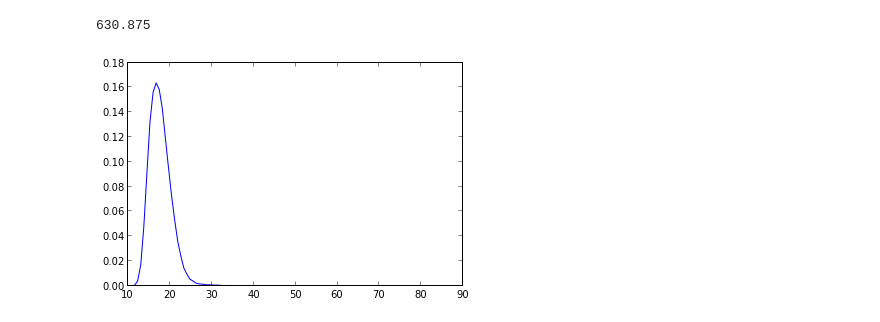
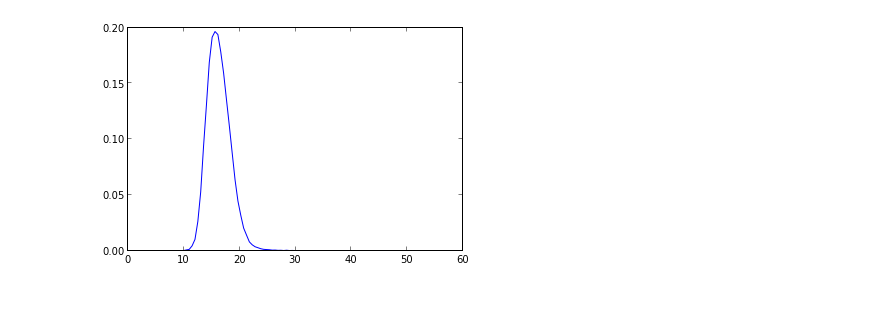
Before and after one commit to arokem/osmosis, a Jupyter notebook: osmosis/ipynb/Simulations2.ipynb, the cells around one changed output. Drawn from its saved outputs; the diff is of its cells as text; code cells hidden in the pictures.

```diff
--- a/osmosis/ipynb/Simulations2.ipynb
+++ b/osmosis/ipynb/Simulations2.ipynb
@@ -13,6 +13,9 @@ import osmosis.model.sparse_deconvolution as ssd
 import osmosis.model.analysis as oza
 
 import osmosis.utils as ozu
-import osmosis.viz.mpl as viz
+import osmosis.viz.maya as maya
+import osmosis.viz.mpl as mpl
 import osmosis.simulation as sim
 import osmosis.io as oio
+
+oio.data_path = '/home/arokem/data/osmosis/'
@@ -25,7 +22,25 @@ mask = oio.get_wm_mask('/Users/arokem/projects/data_osmosis_raw/FP/FP_wm_mask.ni
+# %%
+n_sims = 100
+bval = 4000
+subject = 'FP'
+if bval in [1000,2000,4000]:
+    data1, data2 =  oio.get_dwi_data(bval, subject)
+    bvecs = np.loadtxt(data1[1])
+    bvals = np.loadtxt(data1[2])
+# If you don't have data for this bval, take 1000. The noise is probably identical anyway
+else:
+    data1, data2 =  oio.get_dwi_data(1000, subject)
+    bvecs = np.loadtxt(data1[1])
+    bvals = (np.loadtxt(data1[2])/1000.) * bval
+
+b_idx = np.where(bvals>0)[0]
+mask = oio.get_wm_mask(oio.data_path + '/%s/%s_wm_mask.nii.gz'%(subject, subject), resample=data1[0])
 # %%
 DWI1 = dwi.DWI(*data1, mask=mask)
 DWI2 = dwi.DWI(*data2, mask=mask)
 noise_sig = (DWI1.data[DWI1.mask]- DWI2.data[DWI2.mask])/2.0
-fig = viz.probability_hist(ozu.rms(noise_sig))
-S0 = np.mean([np.median(DWI1._flat_S0), np.median(DWI2._flat_S0)])
+fig = mpl.probability_hist(ozu.rms(noise_sig))
+S0 = [np.mean([stats.scoreatpercentile(DWI1._flat_S0, 25), stats.scoreatpercentile(DWI2._flat_S0, 25)]),
+      np.mean([np.median(DWI1._flat_S0), np.median(DWI2._flat_S0)]),
+      np.mean([stats.scoreatpercentile(DWI1._flat_S0, 75), stats.scoreatpercentile(DWI2._flat_S0, 75)])]
 # %% [output]
@@ -36,2 +51 @@ Loading from file: /Users/arokem/usr/lib/python2.7/site-packages/osmosis/data/FP
-630.875
-[figure, old version]
+[figure, new version]
```
Also changed, not shown: parts of 32 cells of this notebook.
